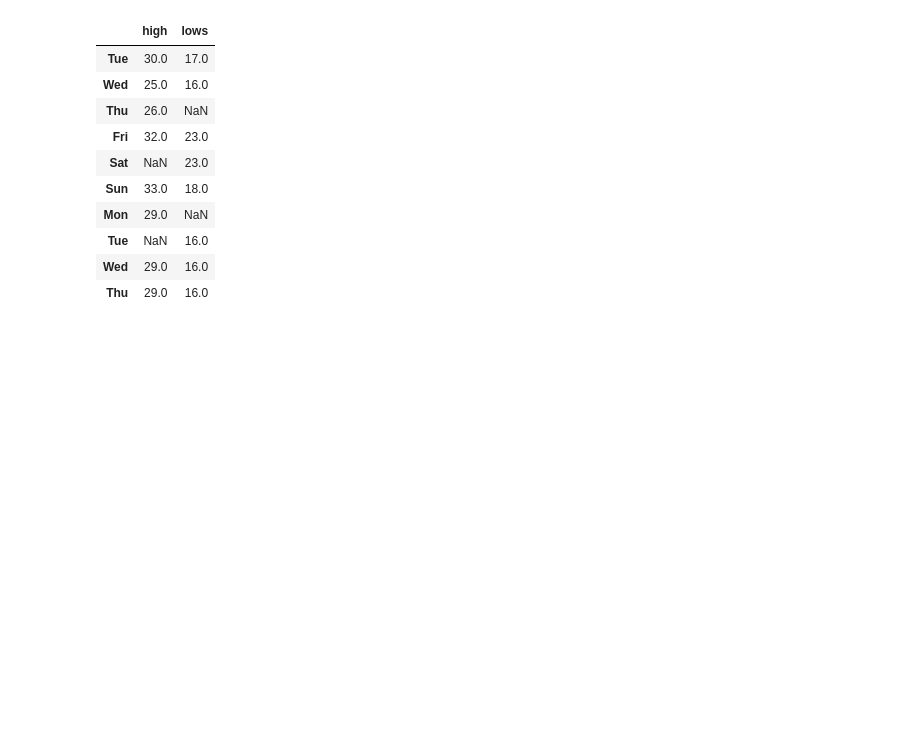
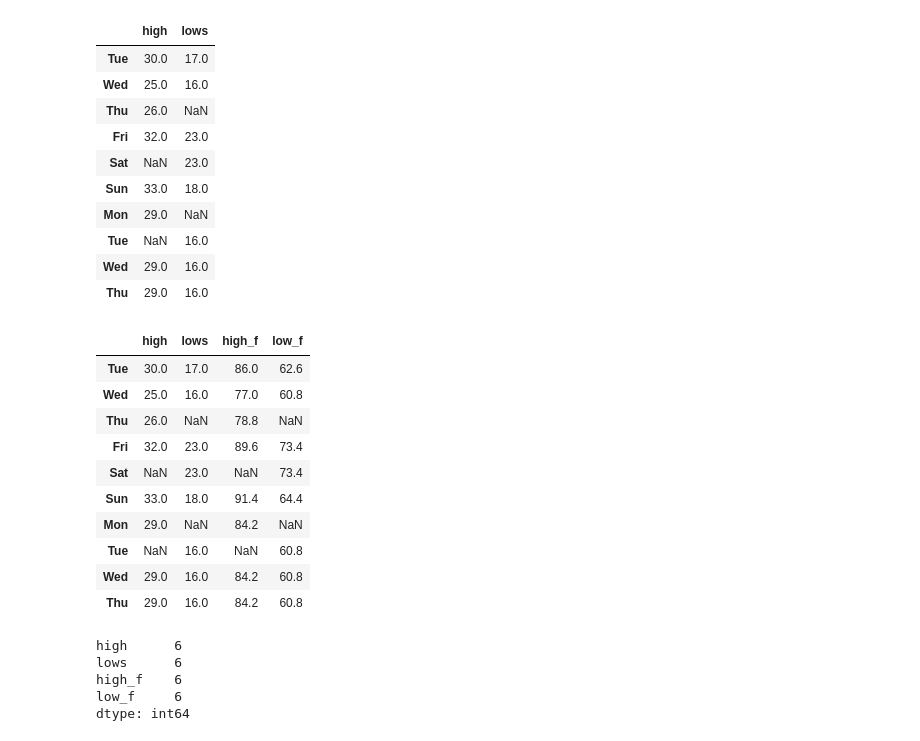
Before and after one commit to reuven/oreilly-2025-05May-pandas, a Jupyter notebook: OReilly - 2025-05May-12.ipynb, the cells around one changed output. Cells and saved outputs as stored; diff of their text form; code cells hidden in the pictures; blank space fills up the shorter version.

```diff
--- a/OReilly - 2025-05May-12.ipynb
+++ b/OReilly - 2025-05May-12.ipynb
@@ -982,4 +982,32 @@ df
 | Wed | 29.0 | 16.0 |
 | Thu | 29.0 | 16.0 |
 # %%
-#(0°C × 9/5) + 32 = 32°F
+# (0°C × 9/5) + 32 = 32°F
+
+df['high_f'] = df['high'] * 9/5 + 32
+df['low_f'] = df['lows'] * 9/5 + 32
+
+df
+# %% [output]
+|  | high | lows | high_f | low_f |
+| Tue | 30.0 | 17.0 | 86.0 | 62.6 |
+| Wed | 25.0 | 16.0 | 77.0 | 60.8 |
+| Thu | 26.0 | NaN | 78.8 | NaN |
+| Fri | 32.0 | 23.0 | 89.6 | 73.4 |
+| Sat | NaN | 23.0 | NaN | 73.4 |
+| Sun | 33.0 | 18.0 | 91.4 | 64.4 |
+| Mon | 29.0 | NaN | 84.2 | NaN |
+| Tue | NaN | 16.0 | NaN | 60.8 |
+| Wed | 29.0 | 16.0 | 84.2 | 60.8 |
+| Thu | 29.0 | 16.0 | 84.2 | 60.8 |
+# %%
+# Find the number of days in which the difference between the high + low temperatures
+# in Fahrenheit is > 10 degrees.
+
+df.loc[df['high_f'] - df['low_f'] > 10].count()
+# %% [output]
+high      6
+lows      6
+high_f    6
+low_f     6
+dtype: int64
```
